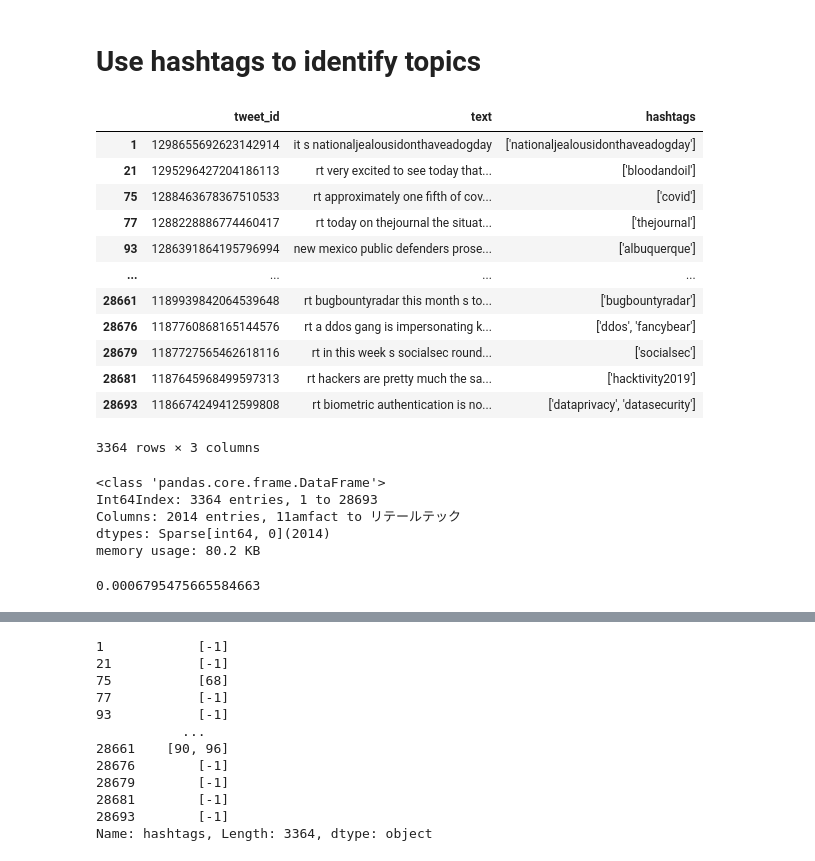
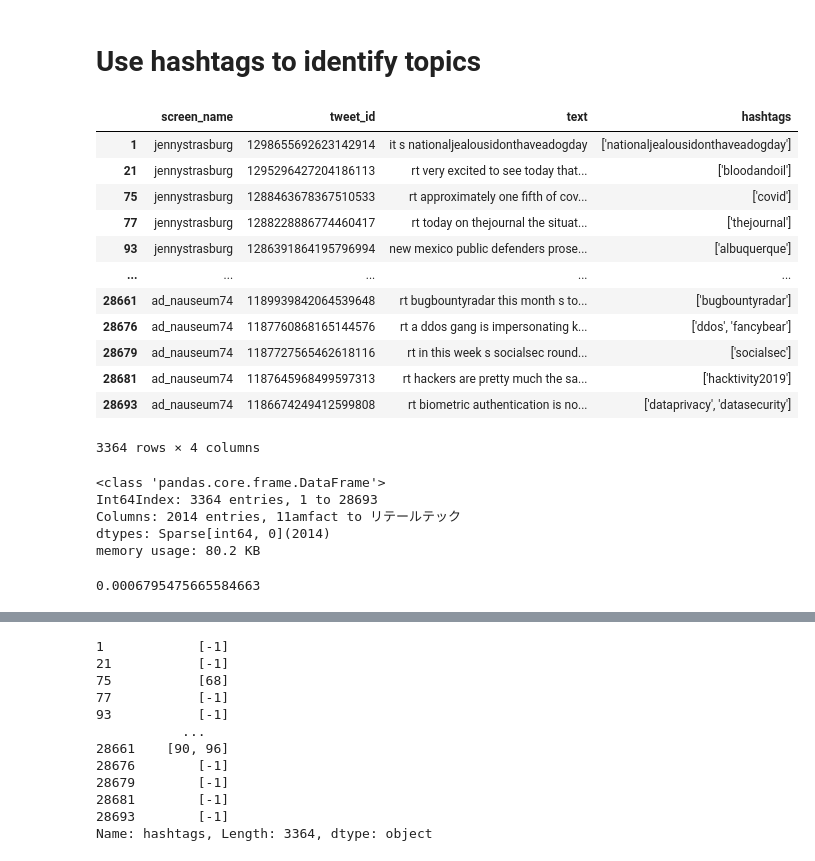
Before and after one commit to cosmohawk/summer_project_2020, a Jupyter notebook: notebooks/id_topics_from_journo_tweets.ipynb, the cells around one changed output, grey strips where cells are left out. Drawn from its saved outputs; the diff is of its cells as text; code cells hidden in the pictures.

Commit message:
Updated hashtag analysis notebook to use new functions

```diff
--- a/notebooks/id_topics_from_journo_tweets.ipynb
+++ b/notebooks/id_topics_from_journo_tweets.ipynb
@@ -79,26 +61,26 @@ files = [file for file in os.listdir(src_dir) if os.path.isfile(os.path.join(src
 
 data = pd.DataFrame()
 
-with tqdm(total=len(files), desc='Files') as pbar:
+with tqdm(total=len(files), desc='Files', file=sys.stdout) as pbar:
     for file in files:
         df = pd.read_csv(os.path.join(src_dir, file), low_memory=False)
-        data = pd.concat([data, df[['tweet_id', 'text', 'hashtags']]], axis=0)
+        data = pd.concat([data, df[['screen_name', 'tweet_id', 'text', 'hashtags']]], axis=0, ignore_index=True)
         pbar.update(1)
 # %%
 data = data[data['hashtags'].astype(str) != '[]'] # remove empties
-data['text'] = data['text'].apply(lambda x: x.lower() if isinstance(x, str) else None)
+data['text'] = data['text'].apply(lambda x: x.lower() if isinstance(x, str) else '')
 data
 # %% [output]
-|  | tweet_id | text | hashtags |
-| 1 | 1298655692623142914 | it s nationaljealousidonthaveadogday | ['nationaljealousidonthaveadogday'] |
-| 21 | 1295296427204186113 | rt very excited to see today that... | ['bloodandoil'] |
-| 75 | 1288463678367510533 | rt approximately one fifth of cov... | ['covid'] |
-| 77 | 1288228886774460417 | rt today on thejournal the situat... | ['thejournal'] |
-| 93 | 1286391864195796994 | new mexico public defenders prose... | ['albuquerque'] |
-| ... | ... | ... | ... |
-| 28661 | 1189939842064539648 | rt bugbountyradar this month s to... | ['bugbountyradar'] |
-| 28676 | 1187760868165144576 | rt a ddos gang is impersonating k... | ['ddos', 'fancybear'] |
-| 28679 | 1187727565462618116 | rt in this week s socialsec round... | ['socialsec'] |
-| 28681 | 1187645968499597313 | rt hackers are pretty much the sa... | ['hacktivity2019'] |
-| 28693 | 1186674249412599808 | rt biometric authentication is no... | ['dataprivacy', 'datasecurity'] |
+|  | screen_name | tweet_id | text | hashtags |
+| 1 | jennystrasburg | 1298655692623142914 | it s nationaljealousidonthaveadogday | ['nationaljealousidonthaveadogday'] |
+| 21 | jennystrasburg | 1295296427204186113 | rt very excited to see today that... | ['bloodandoil'] |
+| 75 | jennystrasburg | 1288463678367510533 | rt approximately one fifth of cov... | ['covid'] |
+| 77 | jennystrasburg | 1288228886774460417 | rt today on thejournal the situat... | ['thejournal'] |
+| 93 | jennystrasburg | 1286391864195796994 | new mexico public defenders prose... | ['albuquerque'] |
+| ... | ... | ... | ... | ... |
+| 28661 | ad_nauseum74 | 1189939842064539648 | rt bugbountyradar this month s to... | ['bugbountyradar'] |
+| 28676 | ad_nauseum74 | 1187760868165144576 | rt a ddos gang is impersonating k... | ['ddos', 'fancybear'] |
+| 28679 | ad_nauseum74 | 1187727565462618116 | rt in this week s socialsec round... | ['socialsec'] |
+| 28681 | ad_nauseum74 | 1187645968499597313 | rt hackers are pretty much the sa... | ['hacktivity2019'] |
+| 28693 | ad_nauseum74 | 1186674249412599808 | rt biometric authentication is no... | ['dataprivacy', 'datasecurity'] |
-3364 rows × 3 columns
+3364 rows × 4 columns
@@ -110,12 +87,11 @@ hashtag_observations= pd.DataFrame.sparse.from_spmatrix(one_hot, index=data['has
-# %%
-hashtag_observations.info()
-# %% [output]
-<class 'pandas.core.frame.DataFrame'>
-Int64Index: 3364 entries, 1 to 28693
-Columns: 2014 entries, 11amfact to リテールテック
-dtypes: Sparse[int64, 0](2014)
-memory usage: 80.2 KB
 # %%
+hashtag_observations = ha.vectorize_wordlists(data['hashtags'])
+hashtag_observations.info()
 hashtag_observations.sparse.density
 # %% [output]
-0.0006795475665584663
+<class 'pandas.core.frame.DataFrame'>
+Int64Index: 3364 entries, 1 to 28693
+Columns: 2014 entries, 11amfact to リテールテック
+dtypes: Sparse[int64, 0](2014)
+memory usage: 80.2 KB
+0.0006795475665584663
```
Also changed, not shown: parts of 23 cells of this notebook.
